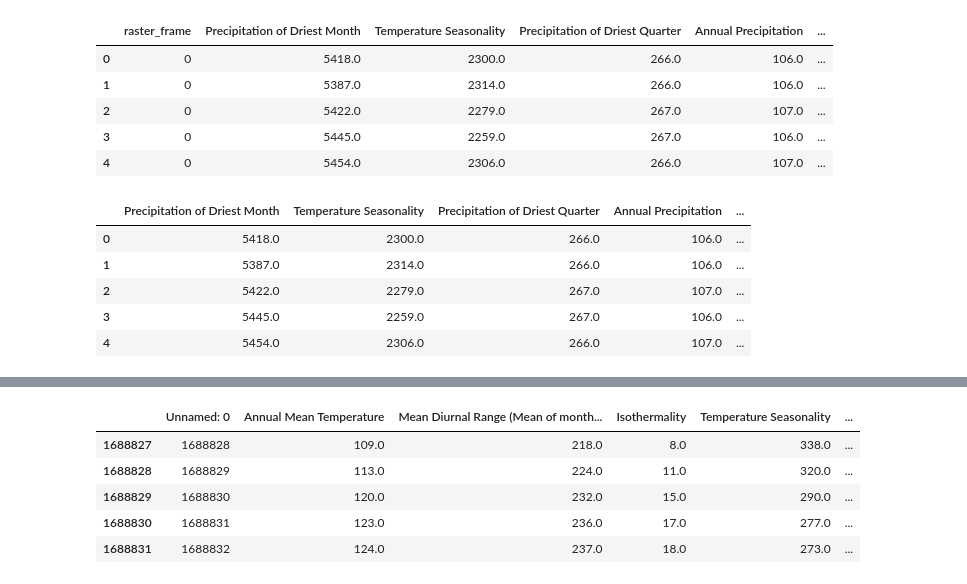
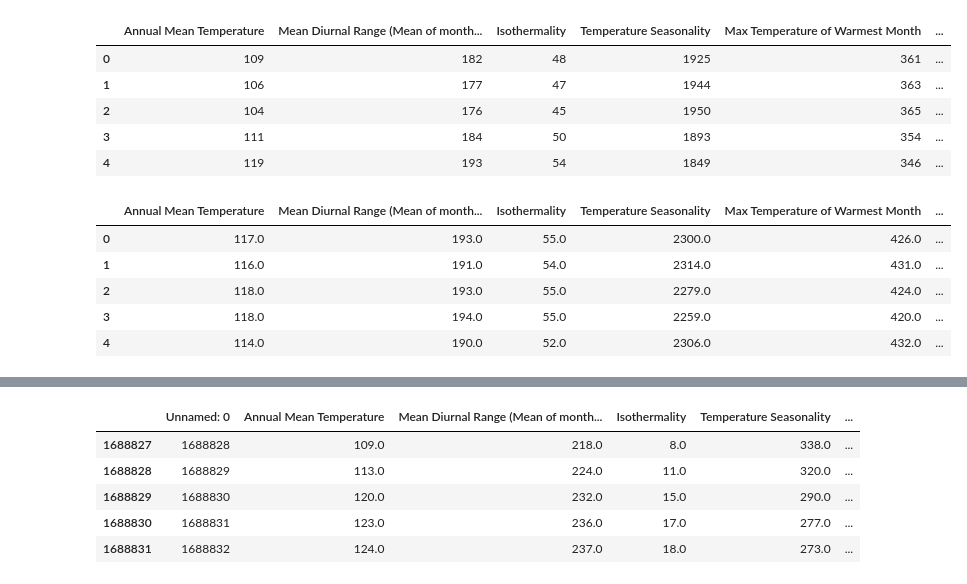
Before and after one commit to Senkichi/The_Catastrophe_Coefficient, a Jupyter notebook: static/Python/random_forest_predictions_2050.ipynb, the cells around one changed output, grey strips where cells are left out. Cells and saved outputs as stored; diff of their text form; code cells hidden in the pictures.

```diff
--- a/static/Python/random_forest_predictions_2050.ipynb
+++ b/static/Python/random_forest_predictions_2050.ipynb
@@ -4,46 +4,69 @@ import pandas as pd
 import os
 # %%
 data = pd.read_csv('../../Resources/bio_vars_2050.csv')
+harsh_2050 = pd.read_csv('../../Resources/2050_harsh.csv')
 # %%
-data.drop(['ac45bi501', 'ac45bi5010', 'ac45bi5011', 'ac45bi5012', 'ac45bi5013',
+data.drop(['Unnamed: 0','ac45bi501', 'ac45bi5010', 'ac45bi5011', 'ac45bi5012', 'ac45bi5013',
        'ac45bi5014', 'ac45bi5015', 'ac45bi5016', 'ac45bi5017', 'ac45bi5018',
        'ac45bi5019', 'ac45bi502', 'ac45bi503', 'ac45bi504', 'ac45bi505',
        'ac45bi506', 'ac45bi507', 'ac45bi508', 'ac45bi509'], axis = 1, inplace = True)
 data.dropna(axis = 0, how = 'any', inplace = True)
 data.rename(columns={'bc45bi501': 'Annual Mean Temperature',
                      'bc45bi5010': 'Mean Diurnal Range (Mean of monthly (max temp - min temp))',
                      'bc45bi5011': 'Isothermality',
                      'bc45bi5012': 'Temperature Seasonality',
                      'bc45bi5013': 'Max Temperature of Warmest Month',
                      'bc45bi5014': 'Min Temperature of Coldest Month',
                      'bc45bi5015': 'Temperature Annual Range',
                      'bc45bi5016': 'Mean Temperature of Wettest Quarter',
                      'bc45bi5017': 'Mean Temperature of Driest Quarter',
                      'bc45bi5018': 'Mean Temperature of Warmest Quarter',
                      'bc45bi5019': 'Mean Temperature of Coldest Quarter',
                      'bc45bi502': 'Annual Precipitation',
                      'bc45bi503': 'Precipitation of Wettest Month',
                      'bc45bi504': 'Precipitation of Driest Month',
                      'bc45bi505': 'Precipitation Seasonality (Coefficient of Variation)',
                      'bc45bi506': 'Precipitation of Wettest Quarter',
                      'bc45bi507': 'Precipitation of Driest Quarter',
                      'bc45bi508': 'Precipitation of Warmest Quarter',
                      'bc45bi509': 'Precipitation of Coldest Quarter',
                     }, inplace=True)
 
-data = data[['raster_frame', 'Precipitation of Driest Month', 'Temperature Seasonality', 'Precipitation of Driest Quarter',
-             'Annual Precipitation', 'Precipitation of Warmest Quarter']]
-
+harsh_2050.drop(['Unnamed: 0'], axis = 1, inplace = True)
+harsh_2050.dropna(axis = 0, how = 'any', inplace = True)
+harsh_2050.rename(columns={'bc85bi501': 'Annual Mean Temperature',
+                     'bc85bi5010': 'Mean Diurnal Range (Mean of monthly (max temp - min temp))',
+                     'bc85bi5011': 'Isothermality',
+                     'bc85bi5012': 'Temperature Seasonality',
+                     'bc85bi5013': 'Max Temperature of Warmest Month',
+                     'bc85bi5014': 'Min Temperature of Coldest Month',
+                     'bc85bi5015': 'Temperature Annual Range',
+                     'bc85bi5016': 'Mean Temperature of Wettest Quarter',
+                     'bc85bi5017': 'Mean Temperature of Driest Quarter',
+                     'bc85bi5018': 'Mean Temperature of Warmest Quarter',
+                     'bc85bi5019': 'Mean Temperature of Coldest Quarter',
+                     'bc85bi502': 'Annual Precipitation',
+                     'bc85bi503': 'Precipitation of Wettest Month',
+                     'bc85bi504': 'Precipitation of Driest Month',
+                     'bc85bi505': 'Precipitation Seasonality (Coefficient of Variation)',
+                     'bc85bi506': 'Precipitation of Wettest Quarter',
+                     'bc85bi507': 'Precipitation of Driest Quarter',
+                     'bc85bi508': 'Precipitation of Warmest Quarter',
+                     'bc85bi509': 'Precipitation of Coldest Quarter',
+                    }, inplace=True)
 
 # data.columns
-data.head()
+
+x_new = harsh_2050.drop(['x', 'y'], axis = 1)
+x_new.head()
+# data.head()
 # %% [output]
-|  | raster_frame | Precipitation of Driest Month | Temperature Seasonality | Precipitation of Driest Quarter | Annual Precipitation | ... |
-| 0 | 0 | 5418.0 | 2300.0 | 266.0 | 106.0 | ... |
-| 1 | 0 | 5387.0 | 2314.0 | 266.0 | 106.0 | ... |
-| 2 | 0 | 5422.0 | 2279.0 | 267.0 | 107.0 | ... |
-| 3 | 0 | 5445.0 | 2259.0 | 267.0 | 106.0 | ... |
-| 4 | 0 | 5454.0 | 2306.0 | 266.0 | 107.0 | ... |
+|  | Annual Mean Temperature | Mean Diurnal Range (Mean of month... | Isothermality | Temperature Seasonality | Max Temperature of Warmest Month | ... |
+| 0 | 109 | 182 | 48 | 1925 | 361 | ... |
+| 1 | 106 | 177 | 47 | 1944 | 363 | ... |
+| 2 | 104 | 176 | 45 | 1950 | 365 | ... |
+| 3 | 111 | 184 | 50 | 1893 | 354 | ... |
+| 4 | 119 | 193 | 54 | 1849 | 346 | ... |
 # %%
 target = data['raster_frame']
 target_names = ["negative", "positive"]
@@ -52,9 +75,9 @@ new_data = data.drop("raster_frame", axis=1)
 feature_names = new_data.columns
 new_data.head()
 # %% [output]
-|  | Precipitation of Driest Month | Temperature Seasonality | Precipitation of Driest Quarter | Annual Precipitation | ... |
-| 0 | 5418.0 | 2300.0 | 266.0 | 106.0 | ... |
-| 1 | 5387.0 | 2314.0 | 266.0 | 106.0 | ... |
-| 2 | 5422.0 | 2279.0 | 267.0 | 107.0 | ... |
-| 3 | 5445.0 | 2259.0 | 267.0 | 106.0 | ... |
-| 4 | 5454.0 | 2306.0 | 266.0 | 107.0 | ... |
+|  | Annual Mean Temperature | Mean Diurnal Range (Mean of month... | Isothermality | Temperature Seasonality | Max Temperature of Warmest Month | ... |
+| 0 | 117.0 | 193.0 | 55.0 | 2300.0 | 426.0 | ... |
+| 1 | 116.0 | 191.0 | 54.0 | 2314.0 | 431.0 | ... |
+| 2 | 118.0 | 193.0 | 55.0 | 2279.0 | 424.0 | ... |
+| 3 | 118.0 | 194.0 | 55.0 | 2259.0 | 420.0 | ... |
+| 4 | 114.0 | 190.0 | 52.0 | 2306.0 | 432.0 | ... |
```
Also changed, not shown: parts of 7 cells of this notebook.
